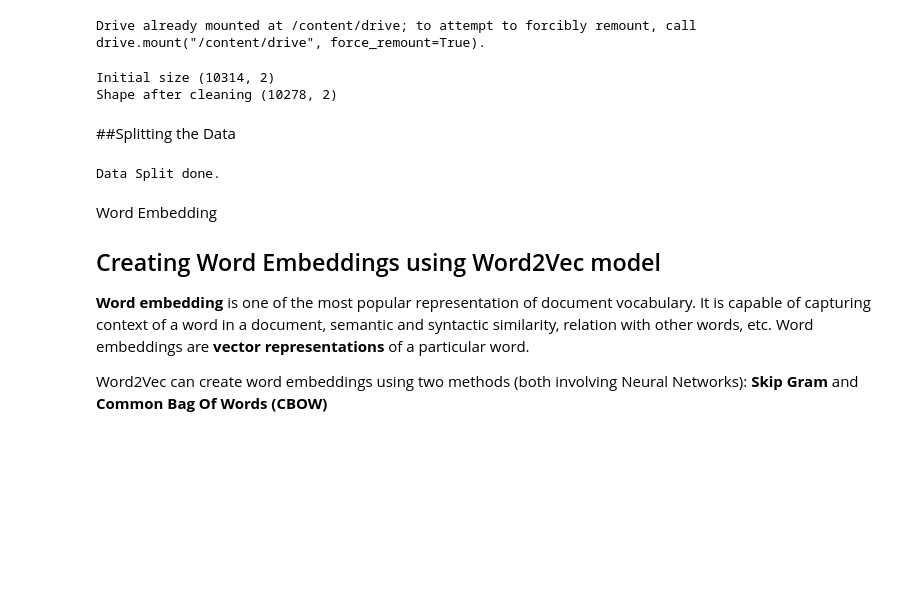
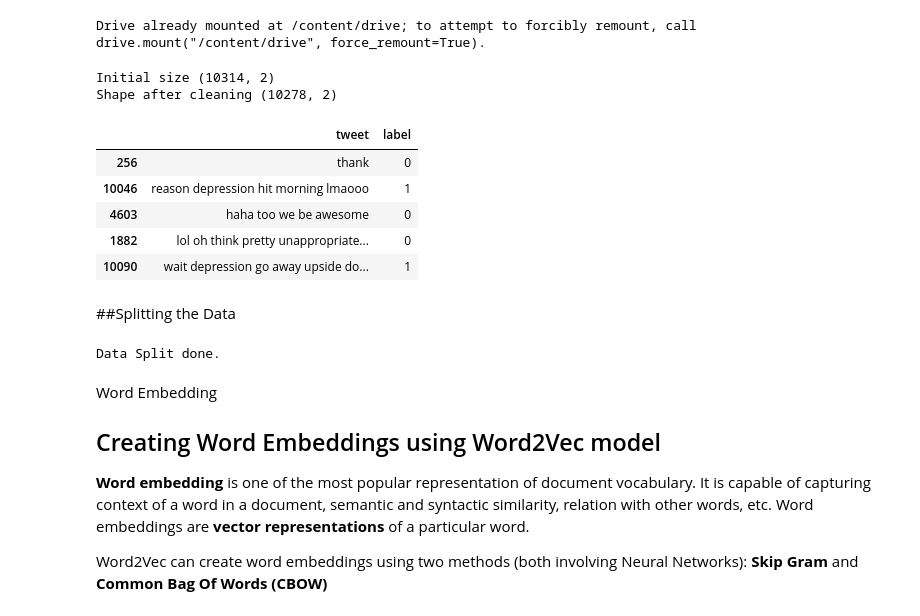
Before and after one commit to dpriyabijosh/DeepLearning, a Jupyter notebook: BiLSTM_Word2vec.ipynb, the cells around one changed output. Saved outputs shown, nothing was run; the diff lists cells and outputs as text; code cells hidden in the pictures; blank space fills up the shorter version.

```diff
--- a/BiLSTM_Word2vec.ipynb
+++ b/BiLSTM_Word2vec.ipynb
@@ -104,6 +140,15 @@ data = clean_empty_rows(df_n,'tweet')
 # %% [output]
 Initial size (10314, 2)
 Shape after cleaning (10278, 2)
+# %%
+data.sample(5)
+# %% [output]
+|  | tweet | label |
+| 256 | thank | 0 |
+| 10046 | reason depression hit morning lmaooo | 1 |
+| 4603 | haha too we be awesome | 0 |
+| 1882 | lol oh think pretty unappropriate... | 0 |
+| 10090 | wait depression go away upside do... | 1 |
 # %% [markdown]
 ##Splitting the Data
 # %%
```
Also changed, not shown: parts of 15 cells of this notebook.
